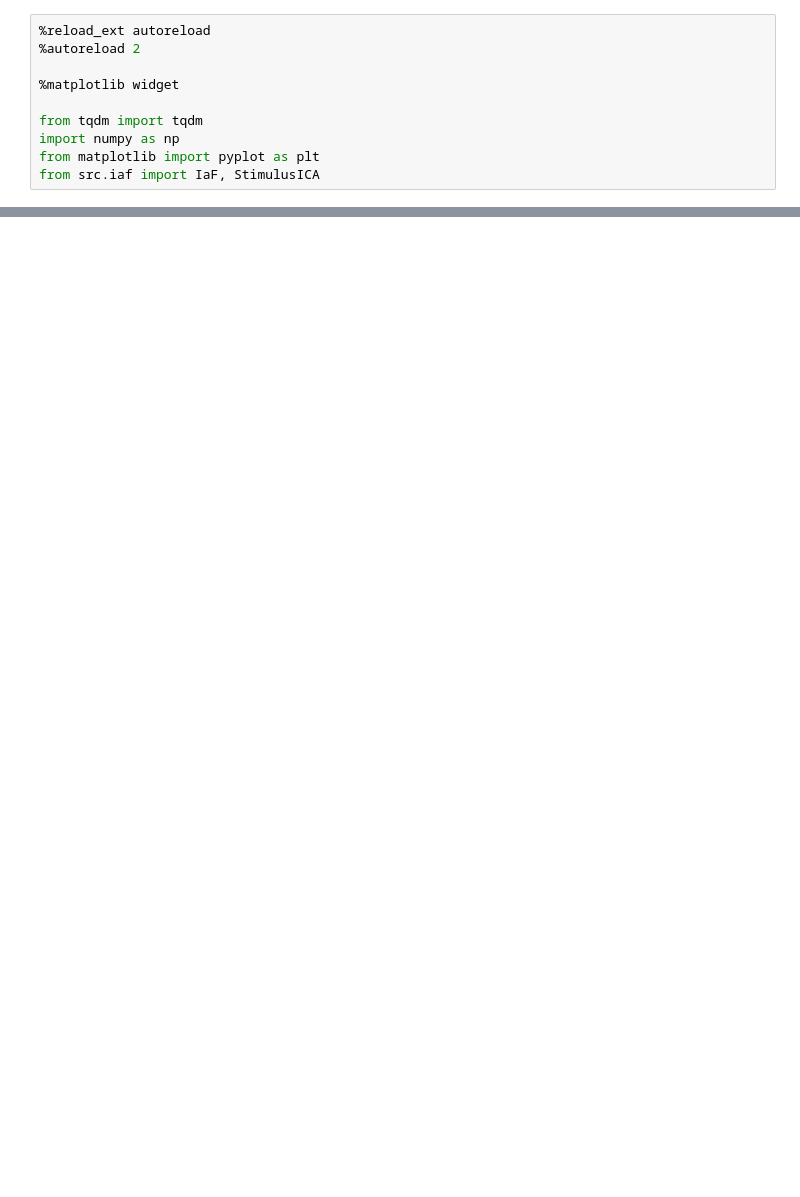
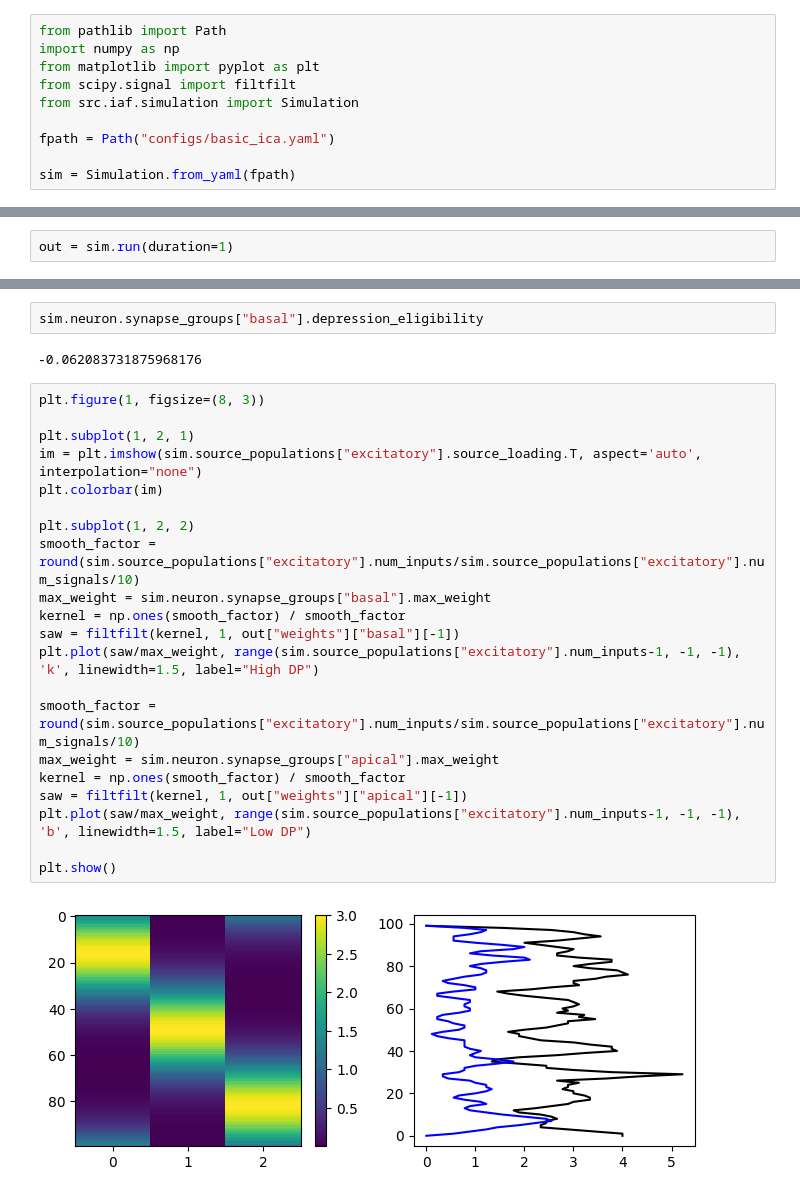
Before and after one commit to landoskape/plasticity-modeling, a Jupyter notebook: workspace.ipynb, the cells around one changed output, grey strips where cells are left out. Drawn from its saved outputs; the diff is of its cells as text; blank space fills up the shorter version.

```diff
--- a/workspace.ipynb
+++ b/workspace.ipynb
@@ -1,10 +1,10 @@
 # %%
-%reload_ext autoreload
-%autoreload 2
-
-%matplotlib widget
-
-from tqdm import tqdm
+from pathlib import Path
 import numpy as np
 from matplotlib import pyplot as plt
-from src.iaf import IaF, StimulusICA
+from scipy.signal import filtfilt
+from src.iaf.simulation import Simulation
+
+fpath = Path("configs/basic_ica.yaml")
+
+sim = Simulation.from_yaml(fpath)
@@ -68,0 +49,2 @@ plt.show()
+# %%
+out = sim.run(duration=1)
@@ -68,0 +92,27 @@ plt.show()
+# %%
+sim.neuron.synapse_groups["basal"].depression_eligibility
+# %% [output]
+-0.062083731875968176
+# %%
+plt.figure(1, figsize=(8, 3))
+
+plt.subplot(1, 2, 1)
+im = plt.imshow(sim.source_populations["excitatory"].source_loading.T, aspect='auto', interpolation="none")
+plt.colorbar(im)
+
+plt.subplot(1, 2, 2)
+smooth_factor = round(sim.source_populations["excitatory"].num_inputs/sim.source_populations["excitatory"].num_signals/10)
+max_weight = sim.neuron.synapse_groups["basal"].max_weight
+kernel = np.ones(smooth_factor) / smooth_factor
+saw = filtfilt(kernel, 1, out["weights"]["basal"][-1])
+plt.plot(saw/max_weight, range(sim.source_populations["excitatory"].num_inputs-1, -1, -1), 'k', linewidth=1.5, label="High DP")
+
+smooth_factor = round(sim.source_populations["excitatory"].num_inputs/sim.source_populations["excitatory"].num_signals/10)
+max_weight = sim.neuron.synapse_groups["apical"].max_weight
+kernel = np.ones(smooth_factor) / smooth_factor
+saw = filtfilt(kernel, 1, out["weights"]["apical"][-1])
+plt.plot(saw/max_weight, range(sim.source_populations["excitatory"].num_inputs-1, -1, -1), 'b', linewidth=1.5, label="Low DP")
+
+plt.show()
+# %% [output]
+[figure, added]
```
Also changed, not shown: parts of 12 cells of this notebook, 1 other file.
